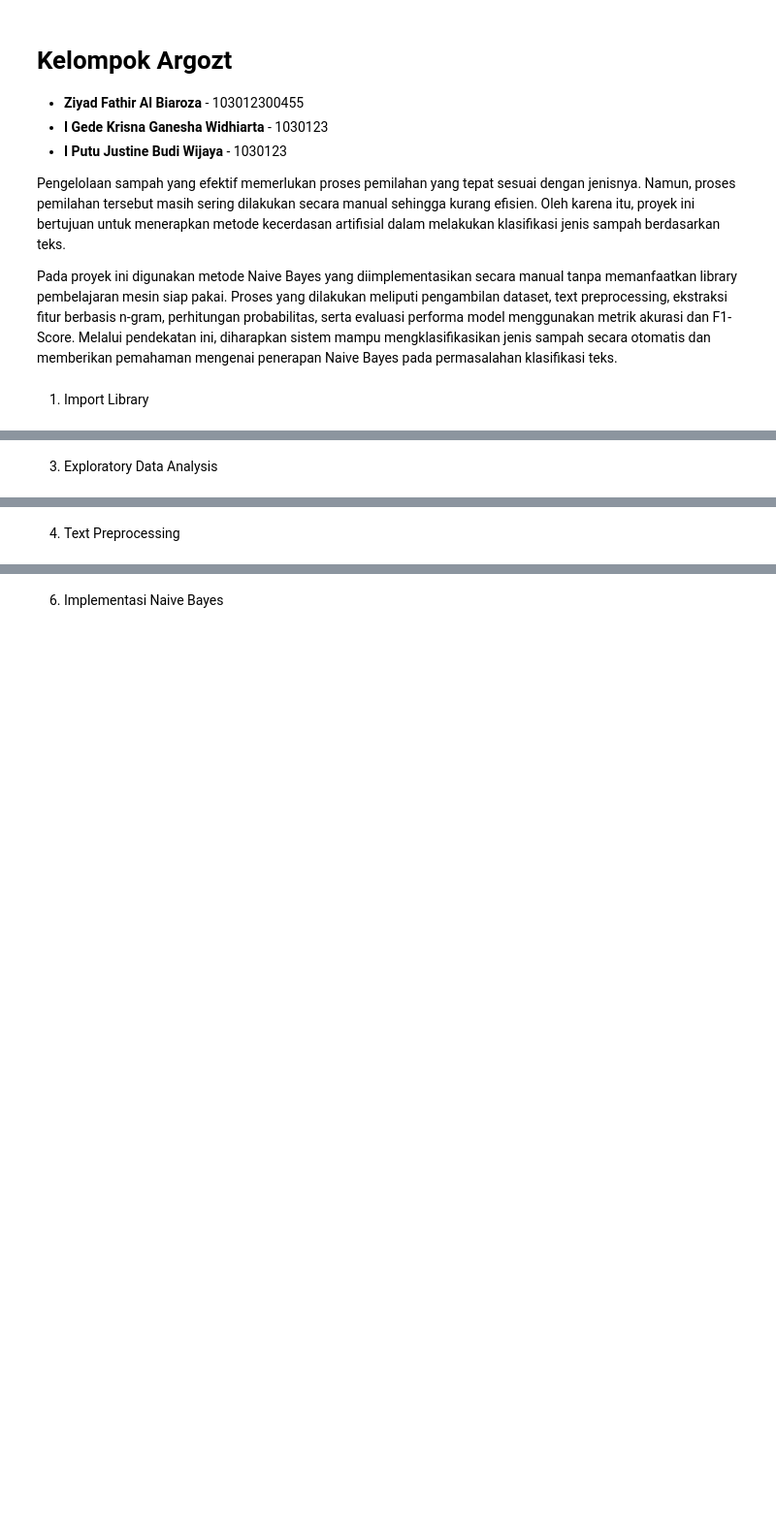
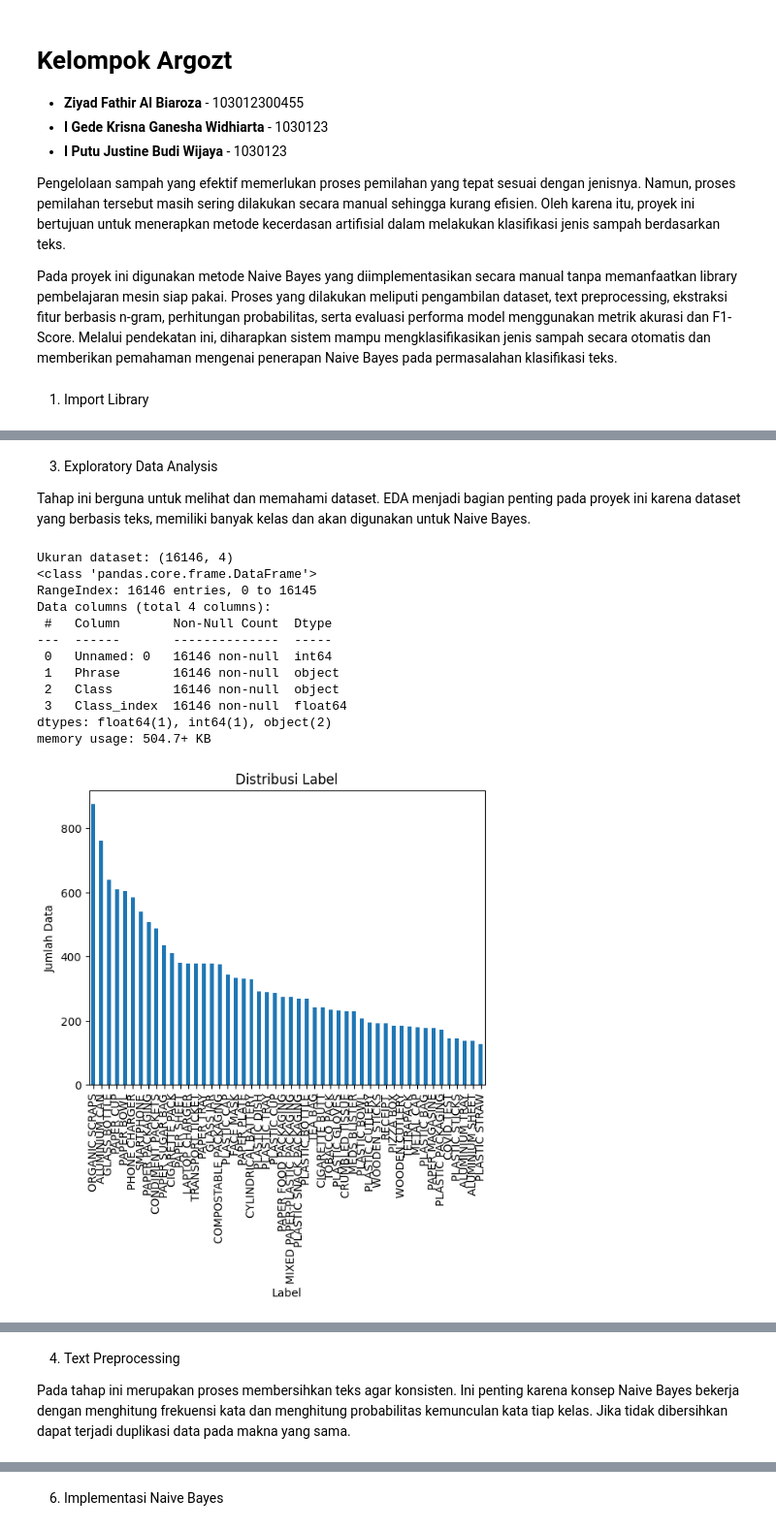
Before and after one commit to riarumoda/Waste-Clasification-project, a Jupyter notebook: notebooks/waste_classification_naive_bayes.ipynb, the cells around one changed output, grey strips where cells are left out. Shown at 97% size. Drawn from its saved outputs; the diff is of its cells as text; code cells hidden in the pictures; blank space fills up the shorter version.

Commit message:
Feat : Load Dataset, EDA, Text Processing and N-Gram

```diff
--- a/notebooks/waste_classification_naive_bayes.ipynb
+++ b/notebooks/waste_classification_naive_bayes.ipynb
@@ -31,2 +37,45 @@ df.head()
 # %% [markdown]
 3. Exploratory Data Analysis
+
+Tahap ini berguna untuk melihat dan memahami dataset. EDA menjadi bagian penting pada proyek ini karena dataset yang berbasis teks, memiliki banyak kelas dan akan digunakan untuk Naive Bayes.
+# %%
+#Ukuran dataset
+print("Ukuran dataset:", df.shape)
+
+#Struktur kolom
+df.info()
+
+#Distribusi Label
+df['Class'].value_counts()
+
+#Visualisasi Distribusi Label
+df['Class'].value_counts().plot(kind='bar')
+plt.title("Distribusi Label")
+plt.xlabel("Label")
+plt.ylabel("Jumlah Data")
+plt.show()
+
+#Melihat teks panjang atau tidak
+df['text_length'] = df['Phrase'].apply(len)
+df['text_length'].describe()
+
+#Visualisasi Panjang Teks
+plt.hist(df['text_length'], bins=30)
+plt.title("Distribusi Panjang Teks")
+plt.xlabel("Panjang Teks")
+plt.ylabel("Jumlah Data")
+plt.show()
+# %% [output]
+Ukuran dataset: (16146, 4)
+<class 'pandas.core.frame.DataFrame'>
+RangeIndex: 16146 entries, 0 to 16145
+Data columns (total 4 columns):
+ #   Column       Non-Null Count  Dtype
+---  ------       --------------  -----
+ 0   Unnamed: 0   16146 non-null  int64
+ 1   Phrase       16146 non-null  object
+ 2   Class        16146 non-null  object
+ 3   Class_index  16146 non-null  float64
+dtypes: float64(1), int64(1), object(2)
+memory usage: 504.7+ KB
+[figure, added]
@@ -33,2 +83,4 @@ df.head()
 # %% [markdown]
 4. Text Preprocessing
+
+Pada tahap ini merupakan proses membersihkan teks agar konsisten. Ini penting karena konsep Naive Bayes bekerja dengan menghitung frekuensi kata dan menghitung probabilitas kemunculan kata tiap kelas. Jika tidak dibersihkan dapat terjadi duplikasi data pada makna yang sama.
```
Also changed, not shown: parts of 7 cells of this notebook.
